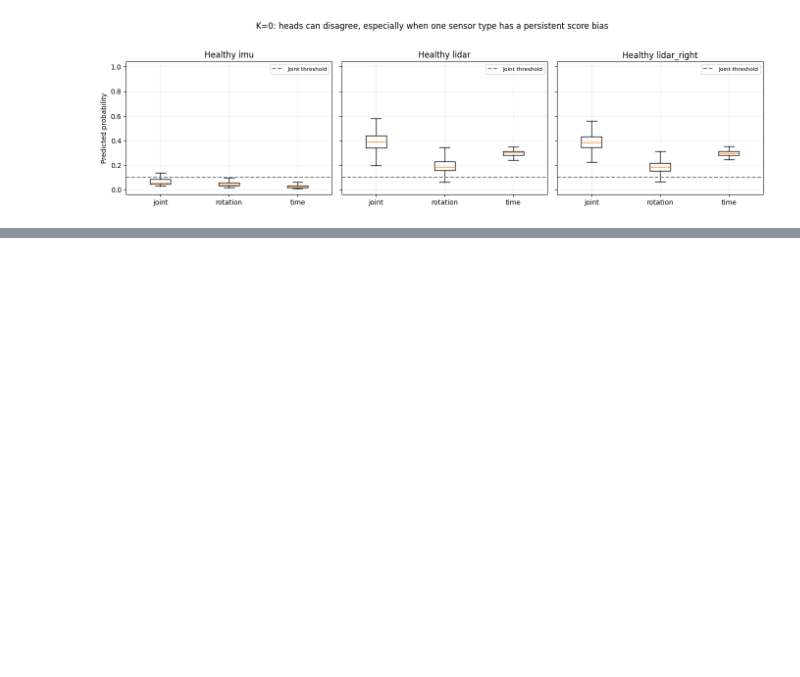
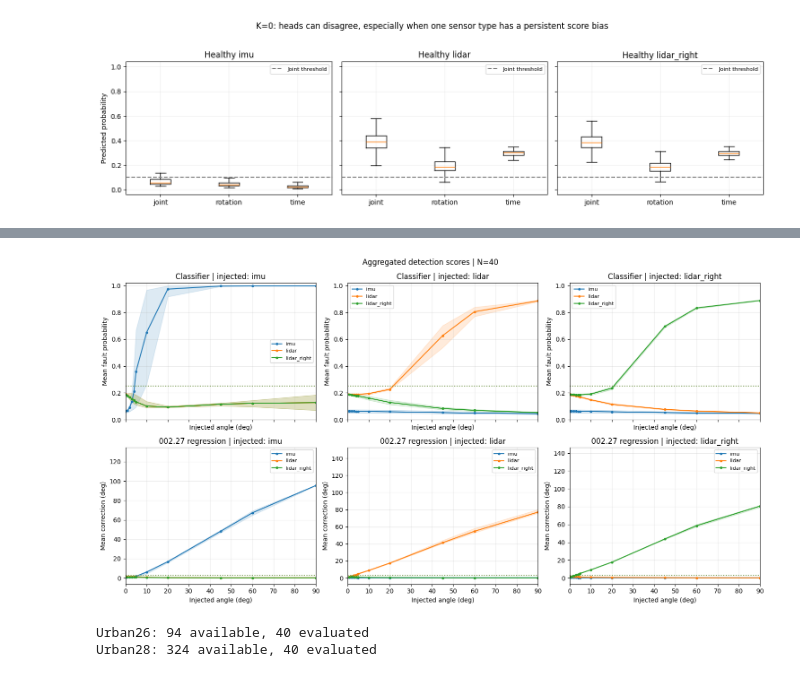
Before and after one commit to CamelPoem32/nn-obs-calib, a Jupyter notebook: src/obscalib/notebooks/77_train_pooled_calibration_fault_classifier_weighted_k.ipynb, the cells around one changed output, grey strips where cells are left out. Drawn from its saved outputs; the diff is of its cells as text; code cells hidden in the pictures; blank space fills up the shorter version.

```diff
--- a/src/obscalib/notebooks/77_train_pooled_calibration_fault_classifier_weighted_k.ipynb
+++ b/src/obscalib/notebooks/77_train_pooled_calibration_fault_classifier_weighted_k.ipynb
@@ -2326,0 +2925,62 @@ Interpretation guide:
+# %%
+fig, axes = plt.subplots(2, 3, figsize=(15, 8), sharex=True)
+
+for col, selected_sensor in enumerate(CALIBRATION_KEYS):
+    subset = rotation_cases.loc[rotation_cases.selected_sensor == selected_sensor]
+
+    for row, (field, thresholds, title) in enumerate([
+        ('prob_rotation', CLASSIFIER_ROT_THRESHOLDS, 'Classifier'),
+        ('reg_rotation_deg', REGRESSOR_ROT_THRESHOLDS_DEG, '002.27 regression'),
+    ]):
+        ax = axes[row, col]
+
+        for sensor in CALIBRATION_KEYS:
+            part = subset.loc[subset.sensor == sensor]
+
+            q = part.groupby('angle_deg')[field].quantile([0.1, 0.5, 0.9]).unstack()
+            x = q.index.to_numpy(float)
+
+            line, = ax.plot(x, q[0.5], '-o', markersize=3, label=sensor)
+            ax.fill_between(x, q[0.1], q[0.9], color=line.get_color(), alpha=0.15)
+
+            ax.axhline(thresholds[sensor], color=line.get_color(), linestyle=':', alpha=0.5)
+
+        ax.set(
+            title=f'{title} | injected: {selected_sensor}',
+            xlabel='Injected angle (deg)',
+            ylabel='Mean fault probability' if row == 0 else 'Mean correction (deg)',
+            xlim=(0, 90),
+        )
+
+        if row == 0:
+            ax.set_ylim(0, 1.02)
+
+        ax.grid(alpha=0.25)
+        ax.legend(fontsize=8)
+
+fig.suptitle(f'Aggregated detection scores | N={WINDOWS_PER_DECISION}')
+fig.tight_layout()
+
+if SAVE_PLOTS:
+    fig.savefig(APPENDIX_DIR / f'aggregated_scores_N{WINDOWS_PER_DECISION}.png', dpi=PLOT_DPI, bbox_inches='tight')
+
+if SHOW_PLOTS:
+    plt.show()
+else:
+    plt.close(fig)
+# %% [output]
+[figure, added]
+# %%
+rotation_probe = appendix_probe_df.loc[
+    appendix_probe_df['sweep'] == 'rotation'
+]
+
+for sequence in VAL_NAMES:
+    available = set(val_dataset.window_indices_for_sequence(sequence))
+    evaluated = set(rotation_probe['physical_index'].unique())
+    used = available.intersection(evaluated)
+
+    print(f'{sequence}: {len(available)} available, {len(used)} evaluated')
+# %% [output]
+Urban26: 94 available, 40 evaluated
+Urban28: 324 available, 40 evaluated
```
Also changed, not shown: parts of 10 cells of this notebook, 6 other files.
